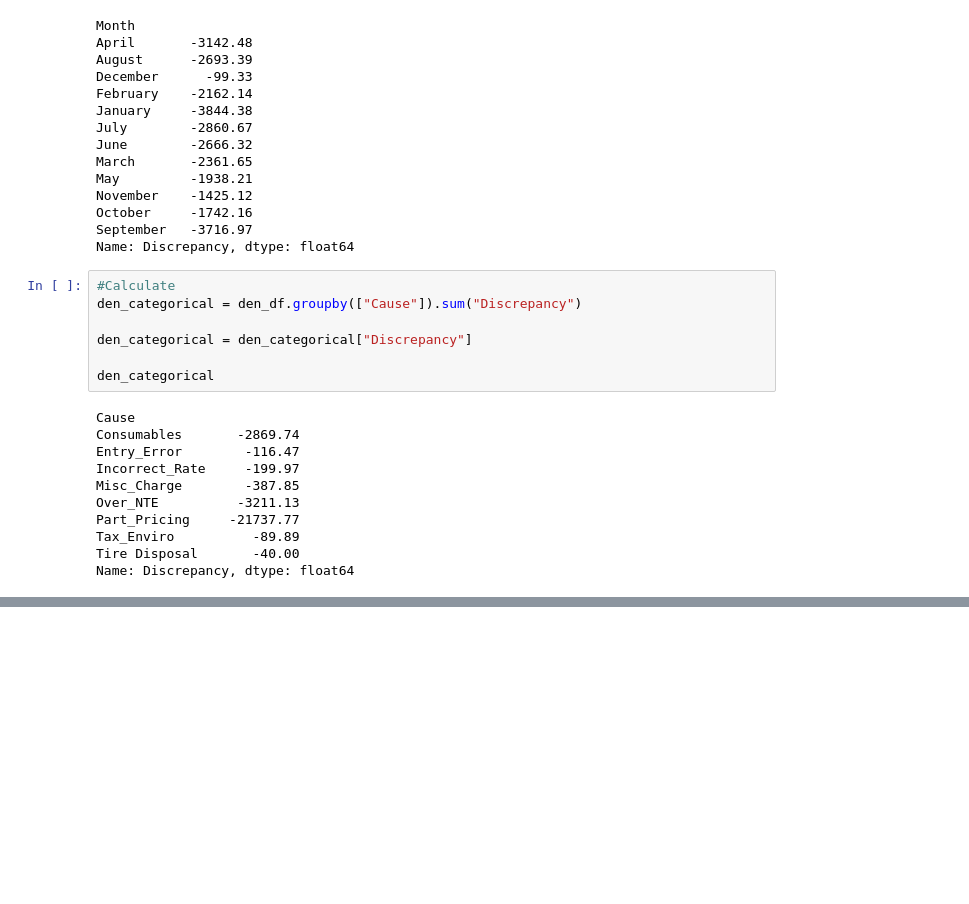
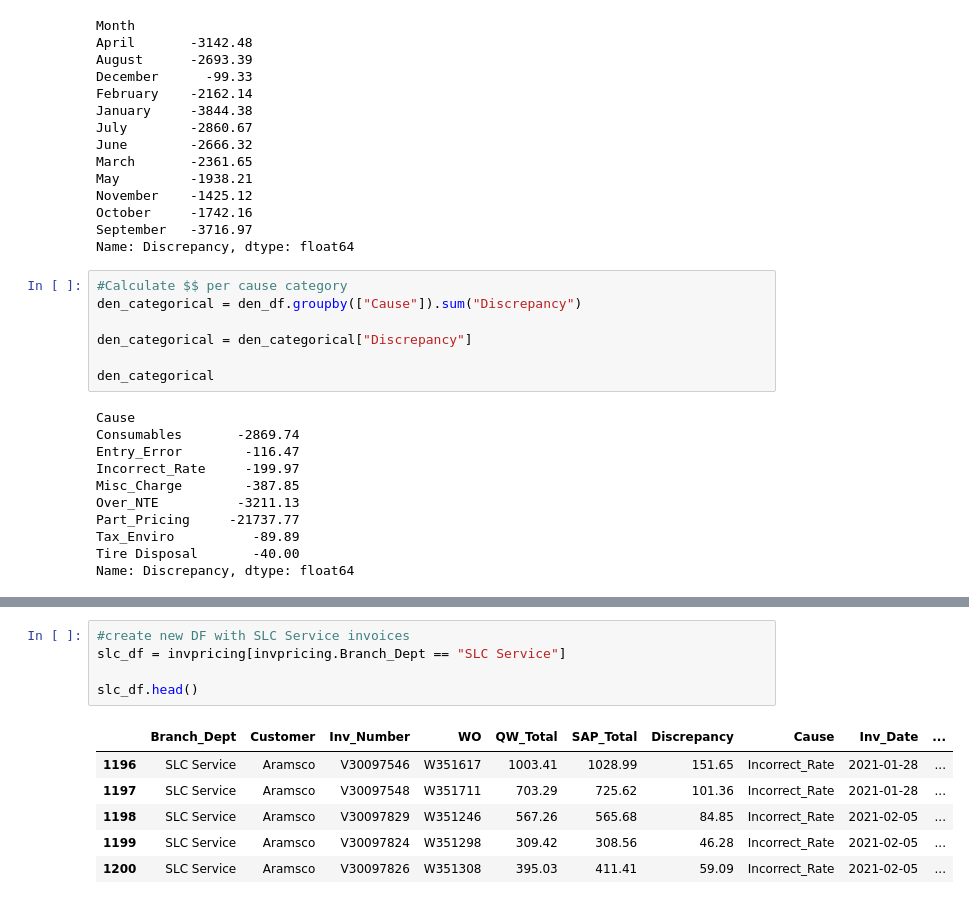
Before and after one commit to sarahheavner/NatlAcctPricing, a Jupyter notebook: Resources/Pricing.ipynb, the cells around one changed output, grey strips where cells are left out. Saved outputs shown, nothing was run; the diff lists cells and outputs as text; blank space fills up the shorter version.

```diff
--- a/Resources/Pricing.ipynb
+++ b/Resources/Pricing.ipynb
@@ -256,7 +256,7 @@ October     -1742.16
 September   -3716.97
 Name: Discrepancy, dtype: float64
 # %%
-#Calculate
+#Calculate $$ per cause category
 den_categorical = den_df.groupby(["Cause"]).sum("Discrepancy")
 
 den_categorical = den_categorical["Discrepancy"]
@@ -292,3 +292,15 @@ denserv_summary
 # %% [output]
 |  | January | February | March | April | May | June | July | August | September | October | November | ... |
 | DenService | -3844.38 | -2162.14 | -2361.65 | -3142.48 | -1938.21 | -2666.32 | -2860.67 | -2693.39 | -3716.97 | -1742.16 | -1425.12 | ... |
+# %%
+#create new DF with SLC Service invoices
+slc_df = invpricing[invpricing.Branch_Dept == "SLC Service"]
+
+slc_df.head()
+# %% [output]
+|  | Branch_Dept | Customer | Inv_Number | WO | QW_Total | SAP_Total | Discrepancy | Cause | Inv_Date | ... |
+| 1196 | SLC Service | Aramsco | V30097546 | W351617 | 1003.41 | 1028.99 | 151.65 | Incorrect_Rate | 2021-01-28 | ... |
+| 1197 | SLC Service | Aramsco | V30097548 | W351711 | 703.29 | 725.62 | 101.36 | Incorrect_Rate | 2021-01-28 | ... |
+| 1198 | SLC Service | Aramsco | V30097829 | W351246 | 567.26 | 565.68 | 84.85 | Incorrect_Rate | 2021-02-05 | ... |
+| 1199 | SLC Service | Aramsco | V30097824 | W351298 | 309.42 | 308.56 | 46.28 | Incorrect_Rate | 2021-02-05 | ... |
+| 1200 | SLC Service | Aramsco | V30097826 | W351308 | 395.03 | 411.41 | 59.09 | Incorrect_Rate | 2021-02-05 | ... |
```
Also changed, not shown: parts of 3 cells of this notebook.
